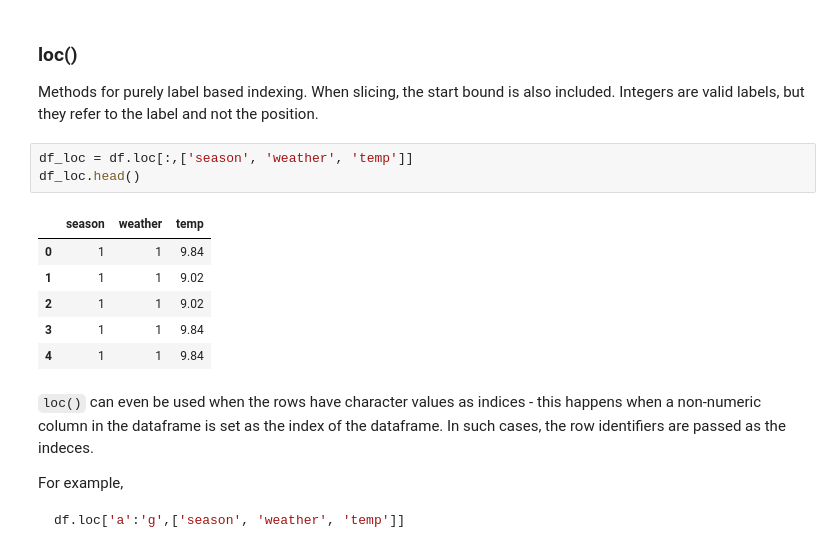
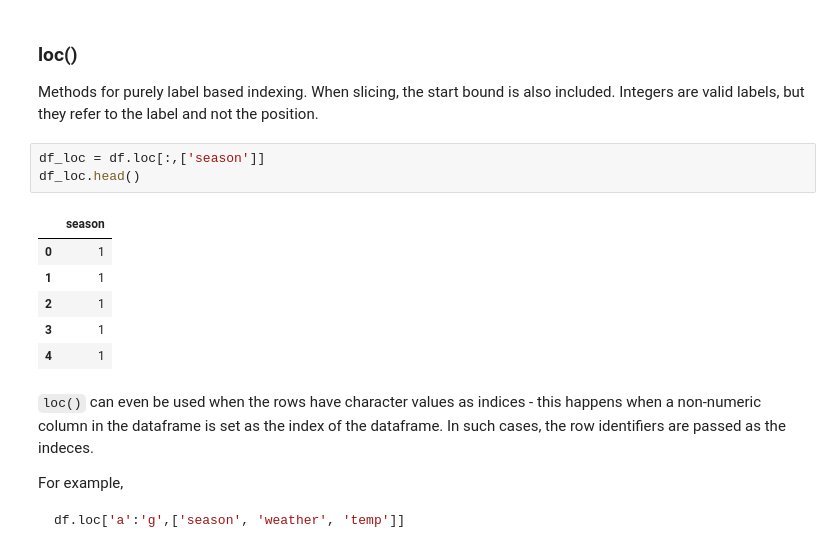
Before and after one commit to jishinkj/pandas-basics, a Jupyter notebook: pandas-basics.ipynb, the cells around one changed output. Saved outputs shown, nothing was run; the diff lists cells and outputs as text.

```diff
--- a/pandas-basics.ipynb
+++ b/pandas-basics.ipynb
@@ -109,15 +130,15 @@ df.head()
 
 Methods for purely label based indexing. When slicing, the start bound is also included. Integers are valid labels, but they refer to the label and not the position.
 # %%
-df_loc = df.loc[:,['season', 'weather', 'temp']]
+df_loc = df.loc[:,['season']]
 df_loc.head()
 # %% [output]
-|  | season | weather | temp |
-| 0 | 1 | 1 | 9.84 |
-| 1 | 1 | 1 | 9.02 |
-| 2 | 1 | 1 | 9.02 |
-| 3 | 1 | 1 | 9.84 |
-| 4 | 1 | 1 | 9.84 |
+|  | season |
+| 0 | 1 |
+| 1 | 1 |
+| 2 | 1 |
+| 3 | 1 |
+| 4 | 1 |
 # %% [markdown]
 `loc()` can even be used when the rows have character values as indices - this happens when a non-numeric column in the dataframe is set as the index of the dataframe. In such cases, the row identifiers are passed as the indeces. <br/>
 
```
Also changed, not shown: parts of 27 cells of this notebook, 2 other files.
